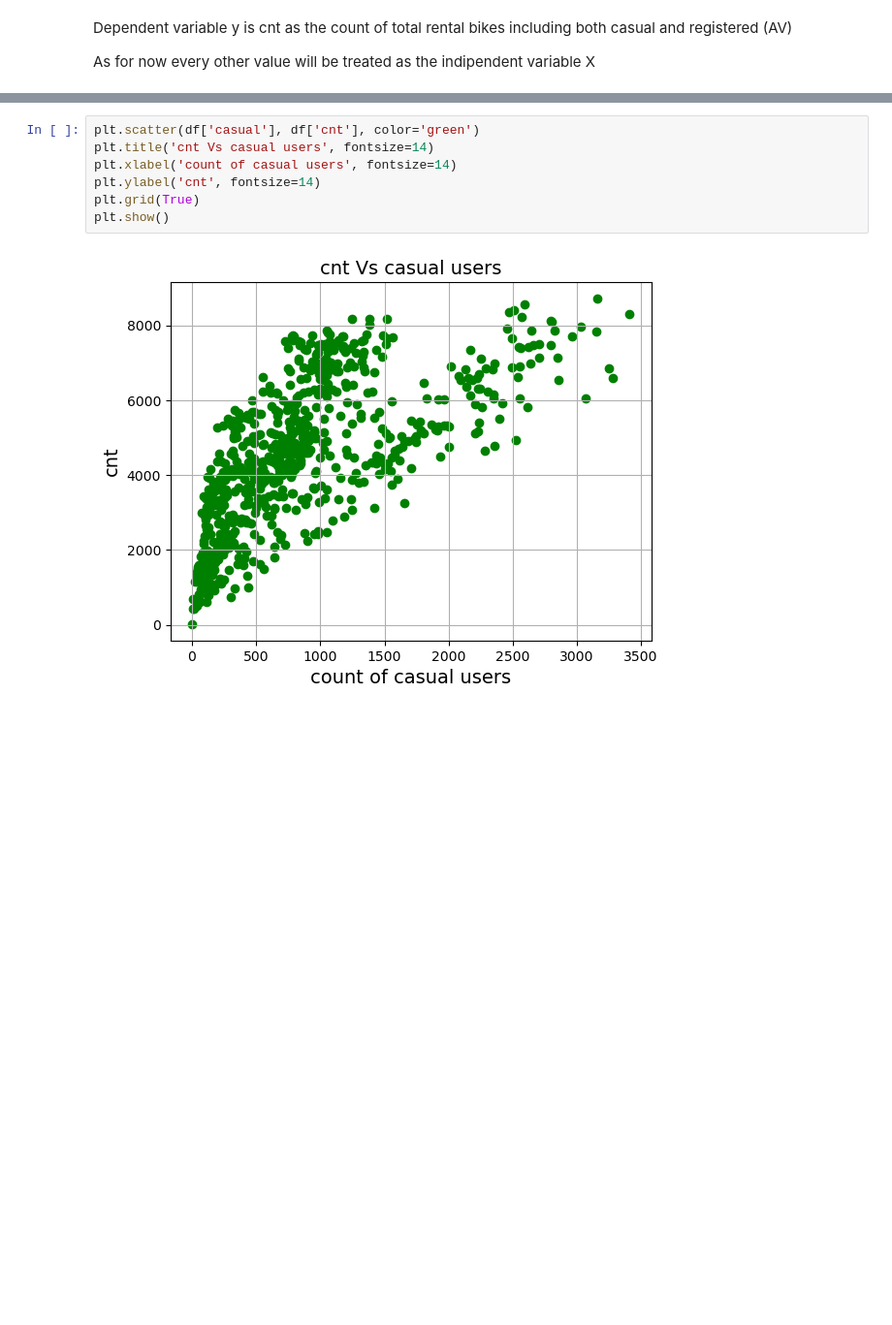
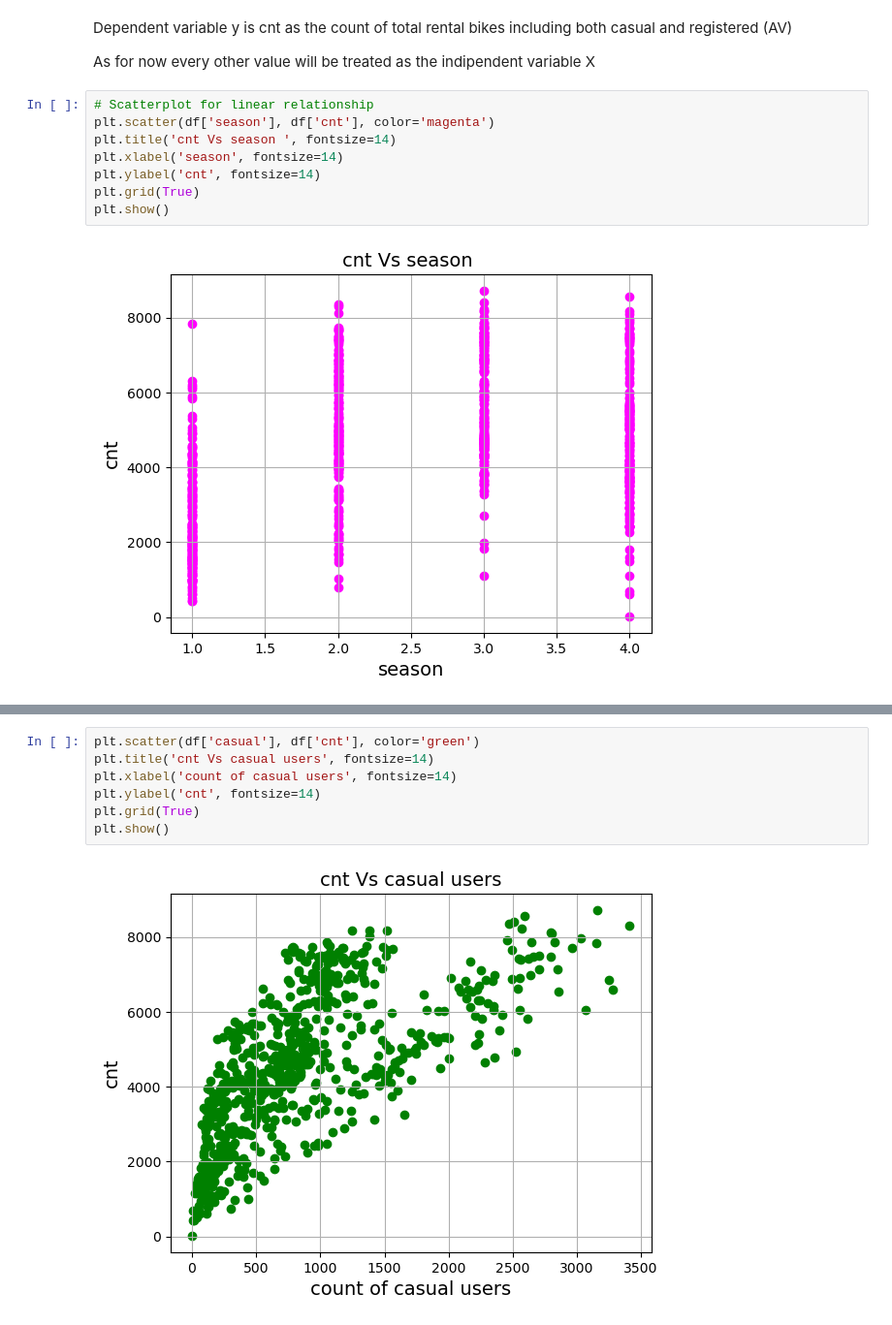
Before and after one commit to Ph1lippK/VAWI, a Jupyter notebook: Assignment_02_MatrikelNrTBD.ipynb, the cells around one changed output, grey strips where cells are left out. Shown at 97% size. Cells and saved outputs as stored; diff of their text form; blank space fills up the shorter version.

Commit message:
checked for linear relationship, did simple linear regression and prepared for lasso regression

```diff
--- a/Assignment_02_MatrikelNrTBD.ipynb
+++ b/Assignment_02_MatrikelNrTBD.ipynb
@@ -51,3 +50,13 @@ plt.show()
 Dependent variable y is cnt as the count of total rental bikes including both casual and registered (AV)
 
 As for now every other value will be treated as the indipendent variable X
+# %%
+# Scatterplot for linear relationship
+plt.scatter(df['season'], df['cnt'], color='magenta')
+plt.title('cnt Vs season ', fontsize=14)
+plt.xlabel('season', fontsize=14)
+plt.ylabel('cnt', fontsize=14)
+plt.grid(True)
+plt.show()
+# %% [output]
+[figure, added]
```
Also changed, not shown: parts of 39 cells of this notebook, 1 other file.
